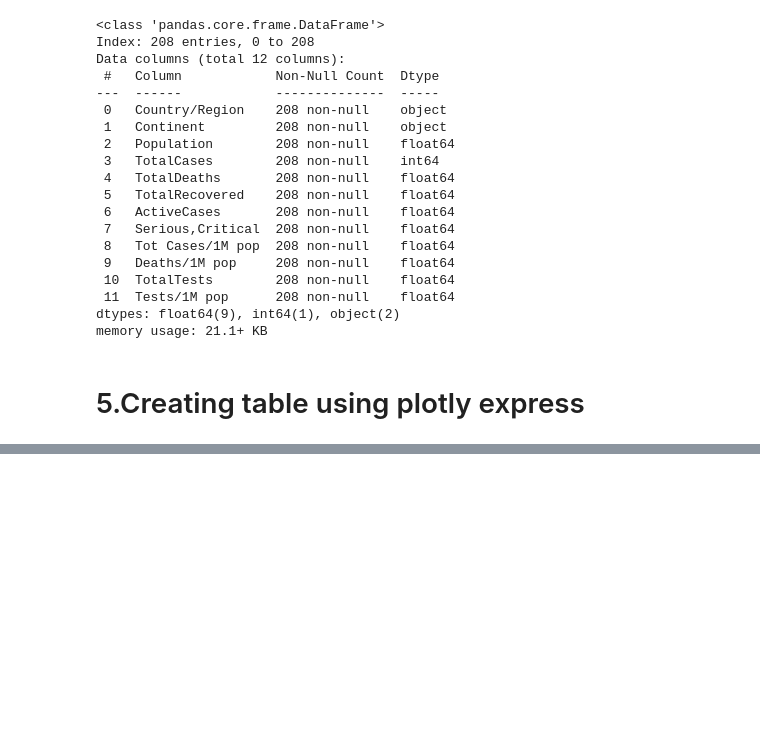
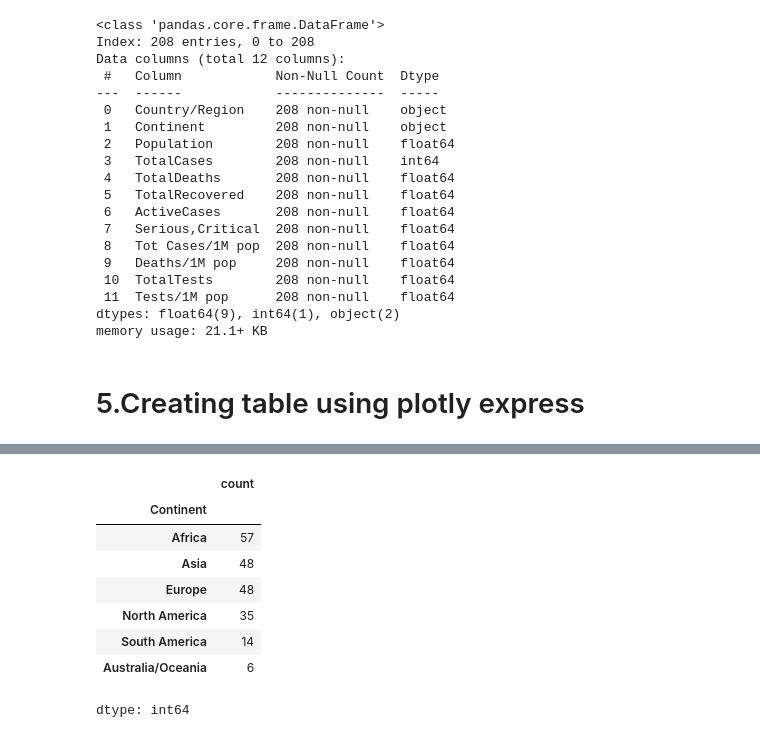
Before and after one commit to housemLassoued/Foundations-of-ML-and-DL, a Jupyter notebook: untitled0.ipynb, the cells around one changed output, grey strips where cells are left out. Saved outputs shown, nothing was run; the diff lists cells and outputs as text; code cells hidden in the pictures; blank space fills up the shorter version.

```diff
--- a/untitled0.ipynb
+++ b/untitled0.ipynb
@@ -164,9 +164,9 @@ memory usage: 21.1+ KB
 # %% [markdown]
 # 5.Creating table using plotly express
 # %%
-# Import create_table Figure Factory
-
+#the the first five countries which are infected by covid-19
 from plotly.figure_factory import create_table
+df1 = df1.sort_values(by='TotalCases', ascending=False)
 
 colorscale = [[0, '#1f77b4'], [.5, '#ff7f0e'], [1, '#2ca02c']]
 table = create_table(df1.head(5), colorscale=colorscale)
@@ -175,0 +185,13 @@ py.iplot(table)
+# %%
+#number of samples by contient
+df1['Continent'].value_counts()
+# %% [output]
+|  | count |
+| Continent |  |
+| Africa | 57 |
+| Asia | 48 |
+| Europe | 48 |
+| North America | 35 |
+| South America | 14 |
+| Australia/Oceania | 6 |
+dtype: int64
```
Also changed, not shown: parts of 7 cells of this notebook.
